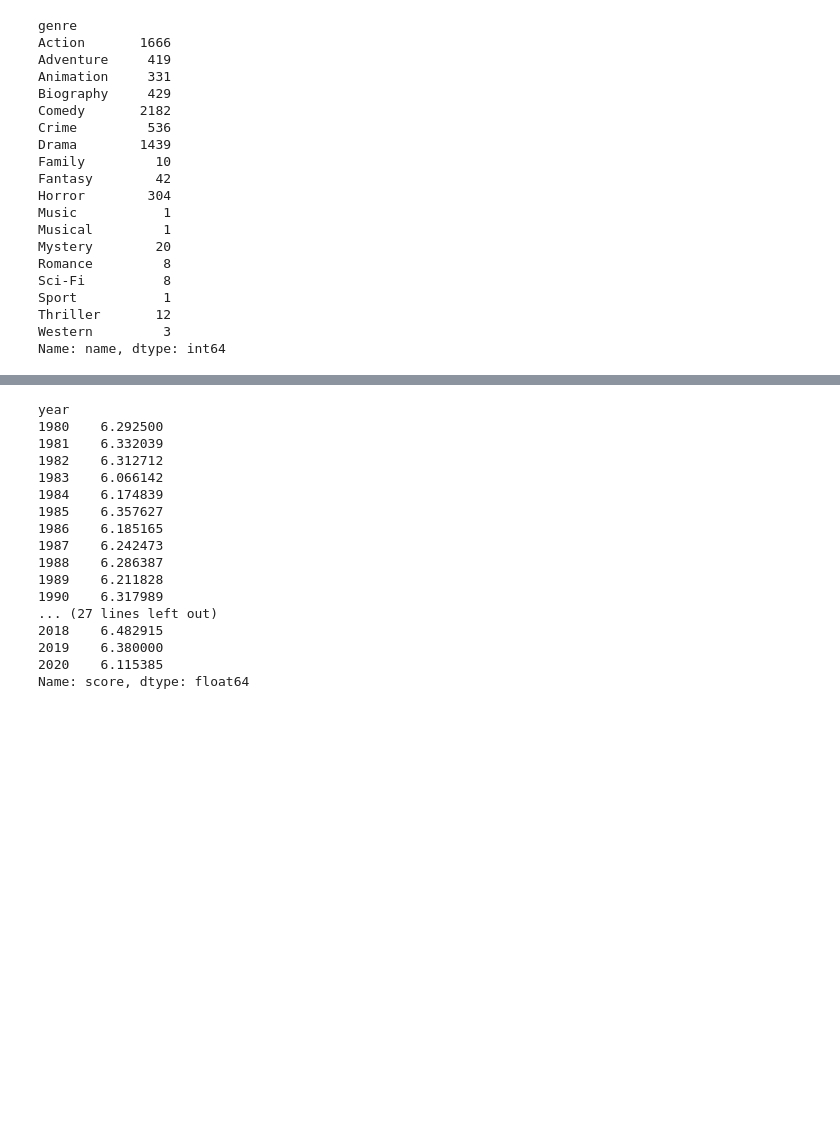
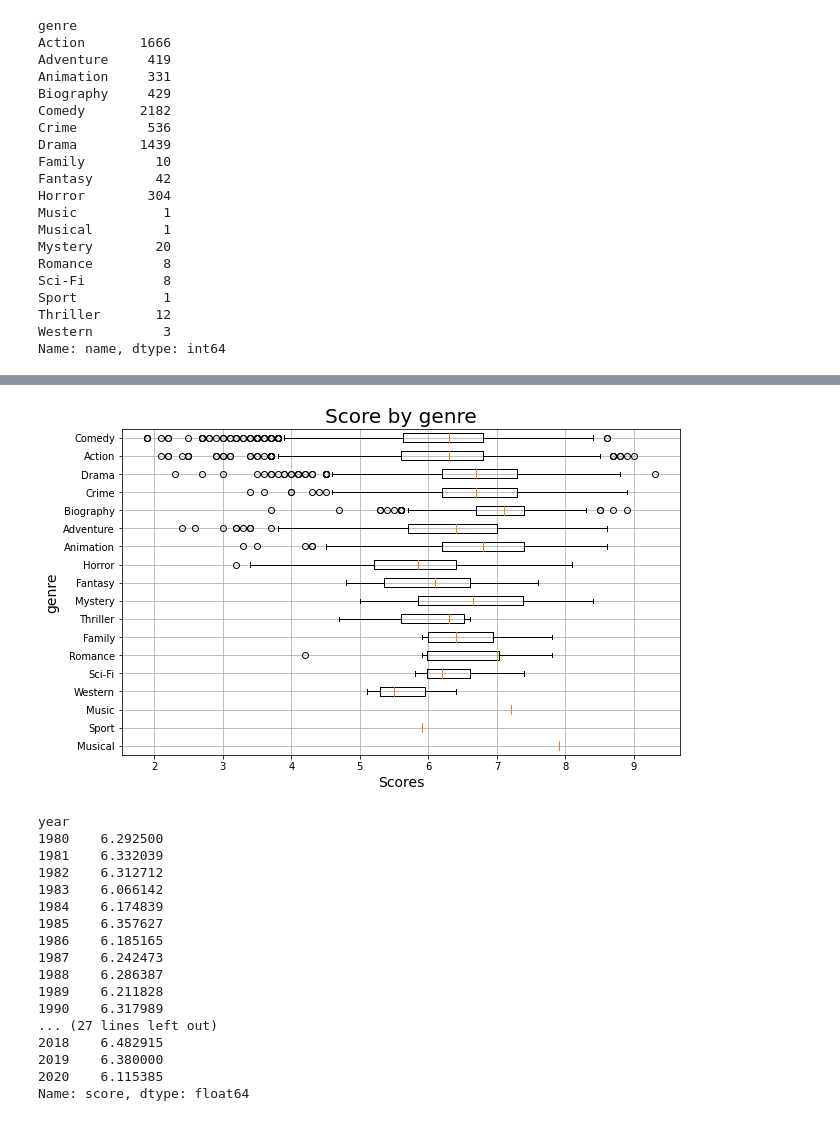
Before and after one commit to AleksKostrycka/Movie_Review_Project, a Jupyter notebook: Statistical_Analysis.ipynb, the cells around one changed output, grey strips where cells are left out. Drawn from its saved outputs; the diff is of its cells as text; code cells hidden in the pictures; blank space fills up the shorter version.

```diff
--- a/Statistical_Analysis.ipynb
+++ b/Statistical_Analysis.ipynb
@@ -112,3 +89,33 @@ Text(0.5, 1.0, 'Average Scores per Genre')
+# %%
+# Boxplot function
+def box_plot(df, column):
+    # Template to get column values
+    values_df = pd.DataFrame(df[column].value_counts())
+    values_df = values_df.reset_index()
+    column_values = values_df['index'].to_list()
+    # Template to get scores of given column
+    value_scores = []
+    for value in column_values:
+        value_df = df.loc[df[column]==value]
+        value_score = value_df['score'].to_list()
+        value_scores.append(value_score)
+    # Template for box plot
+    y_labels = column_values
+    score_data = value_scores
+    fig, ax = plt.subplots(figsize=(10,6))
+    ax.set_title(f'Score by {column}', fontsize=20)
+    ax.set_ylabel(f'{column}', fontsize=14)
+    ax.set_xlabel('Scores', fontsize=14)
+    ax.boxplot(score_data, labels = y_labels, vert=False)
+    plt.gca().invert_yaxis()
+    ax.grid()
+    plt.show()
+# %%
+# Boxplot of score by genre
+genre_bp = box_plot(movies_df,'genre')
+genre_bp
+# %% [output]
+[figure, added]
 # %%
 # Get average IMDb score by year
 score_by_year = movies_df.groupby(['year']).mean()['score']
```
Also changed, not shown: parts of 9 cells of this notebook, 1 other file.
